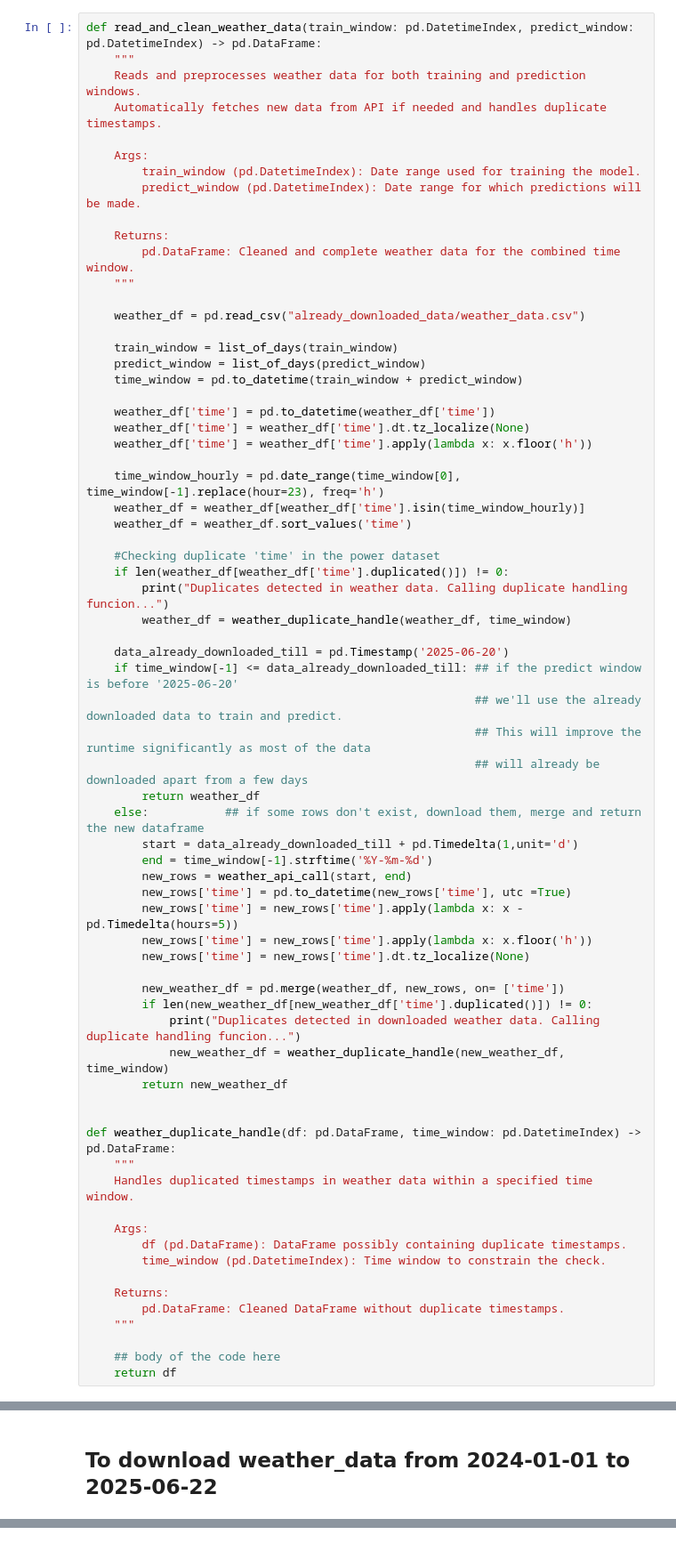
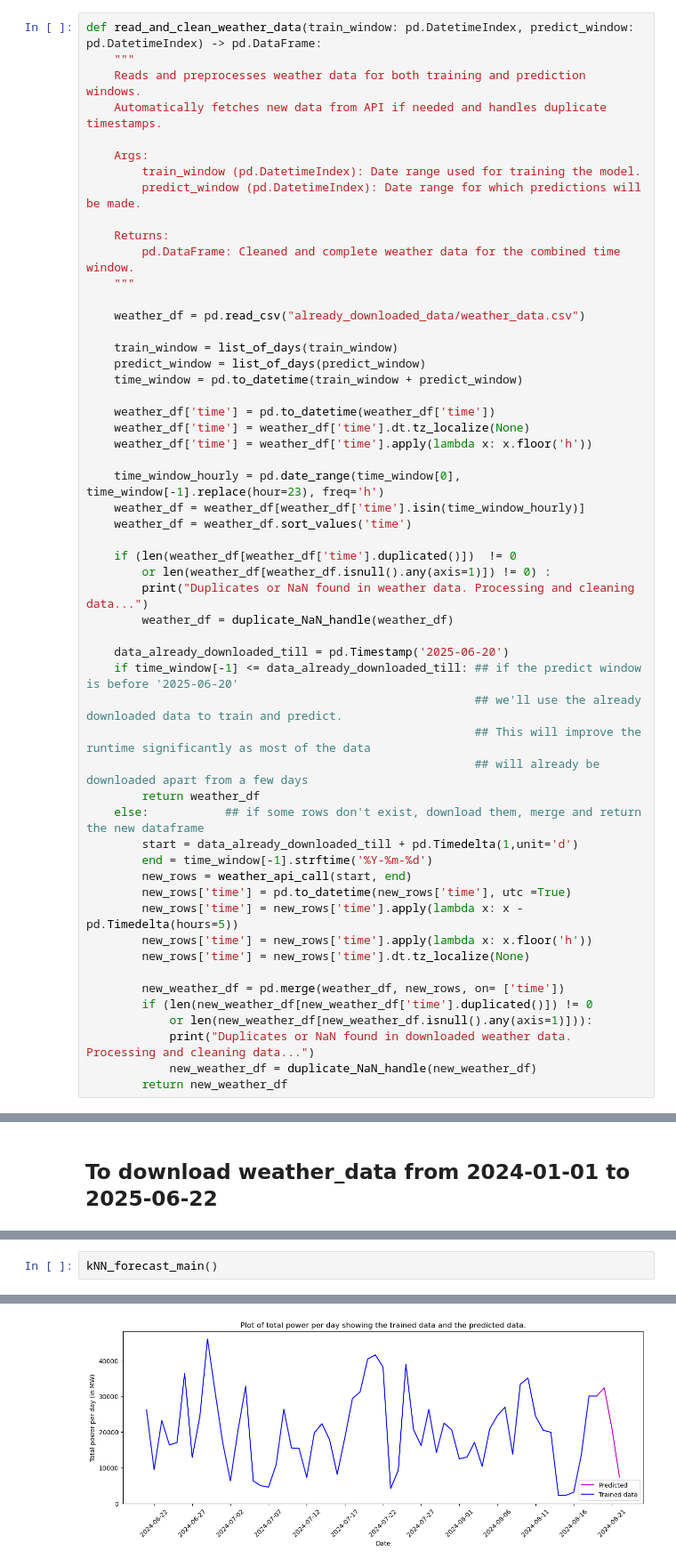
Before and after one commit to AndreaFodor/windPower, a Jupyter notebook: knn_polished_files/real_time_forecast/kNN_real_time.ipynb, the cells around one changed output, grey strips where cells are left out. Shown: that part at 89% size. Saved outputs shown, nothing was run; the diff lists cells and outputs as text.

```diff
--- a/knn_polished_files/real_time_forecast/kNN_real_time.ipynb
+++ b/knn_polished_files/real_time_forecast/kNN_real_time.ipynb
@@ -175,10 +185,10 @@ def read_and_clean_weather_data(train_window: pd.DatetimeIndex, predict_window:
     weather_df = weather_df[weather_df['time'].isin(time_window_hourly)]
     weather_df = weather_df.sort_values('time')
 
-    #Checking duplicate 'time' in the power dataset
-    if len(weather_df[weather_df['time'].duplicated()]) != 0:
-        print("Duplicates detected in weather data. Calling duplicate handling funcion...")
-        weather_df = weather_duplicate_handle(weather_df, time_window)
+    if (len(weather_df[weather_df['time'].duplicated()])  != 0
+        or len(weather_df[weather_df.isnull().any(axis=1)]) != 0) :
+        print("Duplicates or NaN found in weather data. Processing and cleaning data...")
+        weather_df = duplicate_NaN_handle(weather_df)
 
     data_already_downloaded_till = pd.Timestamp('2025-06-20')
     if time_window[-1] <= data_already_downloaded_till: ## if the predict window is before '2025-06-20'
@@ -196,26 +206,11 @@ def read_and_clean_weather_data(train_window: pd.DatetimeIndex, predict_window:
         new_rows['time'] = new_rows['time'].dt.tz_localize(None)
 
         new_weather_df = pd.merge(weather_df, new_rows, on= ['time'])
-        if len(new_weather_df[new_weather_df['time'].duplicated()]) != 0:
-            print("Duplicates detected in downloaded weather data. Calling duplicate handling funcion...")
-            new_weather_df = weather_duplicate_handle(new_weather_df, time_window)
+        if (len(new_weather_df[new_weather_df['time'].duplicated()]) != 0
+            or len(new_weather_df[new_weather_df.isnull().any(axis=1)])):
+            print("Duplicates or NaN found in downloaded weather data. Processing and cleaning data...")
+            new_weather_df = duplicate_NaN_handle(new_weather_df)
         return new_weather_df
-
-
-def weather_duplicate_handle(df: pd.DataFrame, time_window: pd.DatetimeIndex) -> pd.DataFrame:
-    """
-    Handles duplicated timestamps in weather data within a specified time window.
-
-    Args:
-        df (pd.DataFrame): DataFrame possibly containing duplicate timestamps.
-        time_window (pd.DatetimeIndex): Time window to constrain the check.
-
-    Returns:
-        pd.DataFrame: Cleaned DataFrame without duplicate timestamps.
-    """
-
-    ## body of the code here
-    return df
 # %% [markdown]
 #### Interactively ask user to input forcast window
 # %%
@@ -593,0 +546,3 @@ merge_wdf.to_csv("already_downloaded_data/weather_data.csv")
+# %%
+kNN_forecast_main()
+# %% [output]
@@ -593,0 +561 @@ merge_wdf.to_csv("already_downloaded_data/weather_data.csv")
+[figure, added]
```
Also changed, not shown: parts of 10 cells of this notebook, 8 other files.
